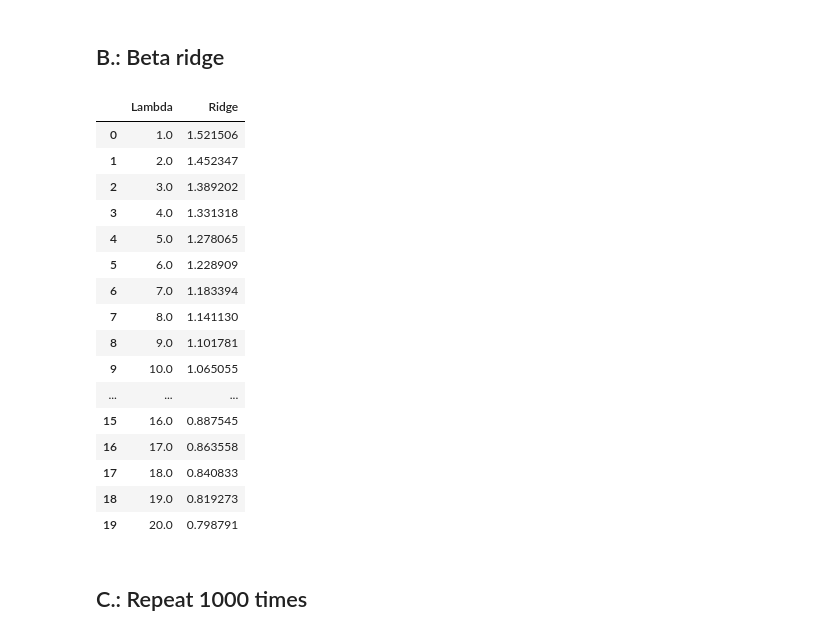
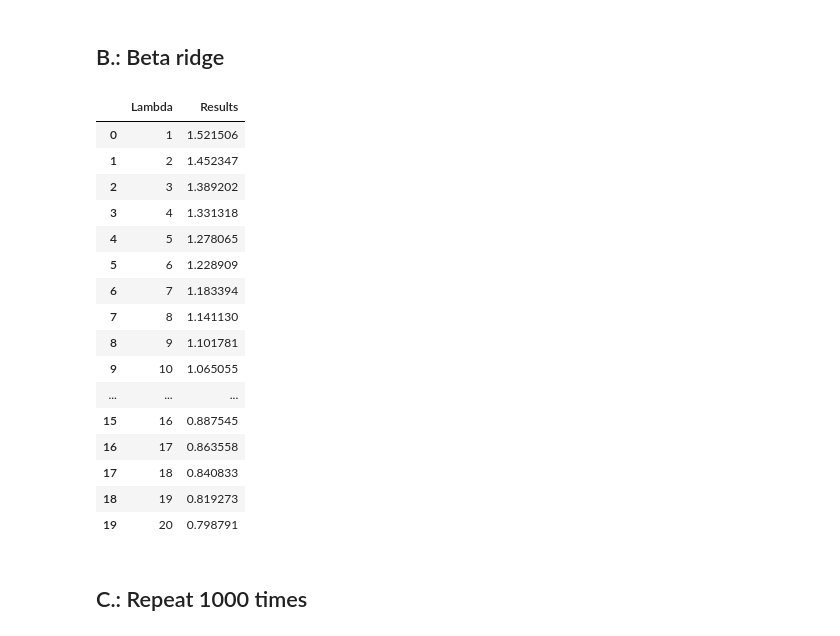
Before and after one commit to 00Dabide/Data_Science_1_Final_Assignment, a Jupyter notebook: Assignment.ipynb, the cells around one changed output. Saved outputs shown, nothing was run; the diff lists cells and outputs as text; code cells hidden in the pictures.

```diff
--- a/Assignment.ipynb
+++ b/Assignment.ipynb
@@ -18,50 +18,64 @@ np.random.seed(20240306)
 # %%
 # Simplest possible predictive model
 
 # Suppose that β0 = 1 and ϵ ∼ N(0, σ2) with σ2 = 4. Sample size of 20
 
 # Define the "function"
 Beta0 = 1
 
+# Sample size
+n = 20
+
 # Epsilon aka noise
 epsilon = np.random.normal(0, 4, n)
 
-# Sample size
-n = 20
 
 
 
 Y = Beta0 + epsilon
 
 # collect results into a DataFrame
 result_columns = ["Lambda", "Ridge"]
 df = pd.DataFrame(columns=result_columns)
 
+#Init
+lambresults = []
+
+#Ridge solution
 for lamb in range(20):
 
-    ridge = sum(Y)/(n+lamb+1)
+    loop = []
+    for i in range(n):
+        loop.append(Y[i]/(n+lamb+1))
 
-    df.loc[len(df)] = [lamb+1,ridge]
+    lambresults.append(sum(loop))
+
+
+# Organize
+df = pd.DataFrame({
+    'Lambda': np.arange(1,21,1),
+    'Results': lambresults
+})
 
 df
 # %% [output]
-|  | Lambda | Ridge |
-| 0 | 1.0 | 1.521506 |
-| 1 | 2.0 | 1.452347 |
-| 2 | 3.0 | 1.389202 |
-| 3 | 4.0 | 1.331318 |
-| 4 | 5.0 | 1.278065 |
-| 5 | 6.0 | 1.228909 |
-| 6 | 7.0 | 1.183394 |
-| 7 | 8.0 | 1.141130 |
-| 8 | 9.0 | 1.101781 |
-| 9 | 10.0 | 1.065055 |
+|  | Lambda | Results |
+| 0 | 1 | 1.521506 |
+| 1 | 2 | 1.452347 |
+| 2 | 3 | 1.389202 |
+| 3 | 4 | 1.331318 |
+| 4 | 5 | 1.278065 |
+| 5 | 6 | 1.228909 |
+| 6 | 7 | 1.183394 |
+| 7 | 8 | 1.141130 |
+| 8 | 9 | 1.101781 |
+| 9 | 10 | 1.065055 |
 | ... | ... | ... |
-| 15 | 16.0 | 0.887545 |
-| 16 | 17.0 | 0.863558 |
-| 17 | 18.0 | 0.840833 |
-| 18 | 19.0 | 0.819273 |
-| 19 | 20.0 | 0.798791 |
+| 15 | 16 | 0.887545 |
+| 16 | 17 | 0.863558 |
+| 17 | 18 | 0.840833 |
+| 18 | 19 | 0.819273 |
+| 19 | 20 | 0.798791 |
 # %% [markdown]
 ## C.: Repeat 1000 times
 # %%
```
Also changed, not shown: parts of 1 cell of this notebook, 1 other file.
